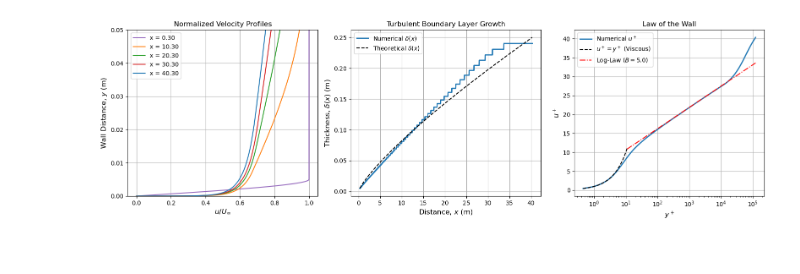
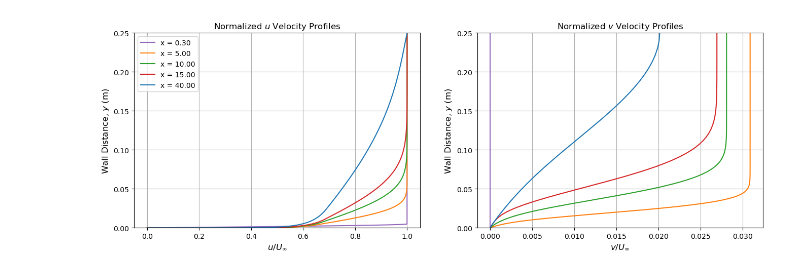
Before and after one commit to jhngms/CFD, a Jupyter notebook: Project_3/Gomes_John_Project_3.ipynb, the cells around one changed output. Drawn from its saved outputs; the diff is of its cells as text; code cells hidden in the pictures.

```diff
--- a/Project_3/Gomes_John_Project_3.ipynb
+++ b/Project_3/Gomes_John_Project_3.ipynb
@@ -71,7 +75,7 @@ for i in range(Ny):
     else:
         u[i] = u_inf
 
-x_vals = [0, 1000, 2000, 3000, 4000] # x steps -> x= x0 + n*dx
+x_vals = [0,470, 970, 1470, 3970] # x steps -> x= x0 + n*dx
 u_store_numer = {0: np.copy(u)} # stored in dictionary per your setup
 v_store_numer = {0: np.copy(v)}
 
@@ -89,9 +93,9 @@ for n in range(1, Nx + 1):
 
     #friction vel
     #2nd order fwd diff at the wall
-    du_deta_wall = (-3*u[0] + 4*u[1] - u[2]) / (2 * d_eta)
-    du_dy_wall = du_deta_wall * deta_dy[0]
-    tau_w = nu_inf * np.abs(du_dy_wall)
+    du_deta_wall = (-3*u[0]+4*u[1]-u[2])/(2*d_eta)
+    du_dy_wall = du_deta_wall*deta_dy[0]
+    tau_w = nu_inf*np.abs(du_dy_wall)
     u_star = np.sqrt(tau_w)
 
     #boundary layer thickness calc
@@ -99,7 +103,7 @@ for n in range(1, Nx + 1):
     delta_x = y[idx_delta] if idx_delta > 0 else delta
 
     delta_store[n] = delta_x
-    cf_store[n] = tau_w / (0.5 * u_inf**2)
+    cf_store[n] = tau_w/(0.5*u_inf**2)
 
     #eddy viscosity (nu_t) and derivative
     nu_t = np.zeros(Ny)
@@ -107,12 +111,12 @@ for n in range(1, Nx + 1):
     nut_max = c1 * u_inf * delta_x
 
     for i in range(Ny):
-        y_plus = y[i] * u_star / nu_inf
-        term = np.clip(y_plus / ya_plus, 0, 100) # prevent overflow in cosh
+        y_plus = y[i] * u_star/nu_inf
+        term = np.clip(y_plus/ya_plus, 0, 100) # prevent overflow in cosh
 
         #reichardt
-        nut_inner = kappa * nu_inf * (y_plus - ya_plus * np.tanh(term))
-        dnut_dy_inner = kappa * u_star * (1.0 - (1.0 / np.cosh(term))**2)
+        nut_inner = kappa*nu_inf *(y_plus - ya_plus*np.tanh(term))
+        dnut_dy_inner = kappa*u_star*(1.0 -(1.0 / np.cosh(term))**2)
 
         #clauser model for when calculated v_t from reichardt > (v_t)_max
         if nut_inner < nut_max:
@@ -131,7 +135,7 @@ for n in range(1, Nx + 1):
         j = nu_eff*deta_dy[i]**2
         k = nu_eff*d2eta_dy2[i] - v_eff*deta_dy[i]
 
-        diff_conv[i, :] = (j*d2u_deta2[i, :] + k*du_deta[i, :]) #rearranged PDE, du/dx = ... (see eq. 5 in report 2)
+        diff_conv[i, :] = (j*d2u_deta2[i, :] + k*du_deta[i, :]) #rearranged PDE, du/dx = ... (see eq. 7 in report)
 
     #Au=b
     A = np.diag(u) - diff_conv*dx/2 #C-N: step n+1
@@ -159,66 +163,29 @@ for n in range(1, Nx + 1):
     u_store_numer[n]=u
     v_store_numer[n]=v
 # %%
-fig, axs = plt.subplots(1, 3, figsize=(16, 5))
+#velocity plots
+fig, axs = plt.subplots(1, 2, figsize=(16, 5))
 colors = ['tab:purple','tab:orange','tab:green','tab:red','tab:blue']
 
 #velocity plot
 for idx, n in enumerate(x_vals):
     x_now = x_array[n]
     axs[0].plot(u_store_numer[n]/u_inf, y, '-', color=colors[idx], label=f'x = {x_now:.2f}')
-axs[0].set_title('Normalized Velocity Profiles', fontsize=12)
+axs[0].set_title('Normalized $u$ Velocity Profiles', fontsize=12)
 axs[0].set_xlabel('$u / U_{\\infty}$', fontsize=12)
 axs[0].set_ylabel('Wall Distance, $y$ (m)', fontsize=12)
-axs[0].set_ylim(0, 0.05)
+#axs[0].set_ylim(0, 0.01)
+axs[0].set_ylim(0, 0.25)
 axs[0].legend()
 axs[0].grid()
 
-#boundary layer thickness
-Re_x = (u_inf * x_array) / nu_inf
-delta_theory = 0.375 * x_array * (Re_x)**(-1/5)
-axs[1].plot(x_array, delta_store, linewidth=2, label='Numerical $\\delta(x)$')
-axs[1].plot(x_array, delta_theory, '--', color='k', label='Theoretical $\\delta(x)$')
-axs[1].set_title('Turbulent Boundary Layer Growth', fontsize=12)
-axs[1].set_xlabel('Distance, $x$ (m)', fontsize=12)
-axs[1].set_ylabel('Thickness, $\\delta(x)$ (m)', fontsize=12)
-axs[1].legend()
+for idx, n in enumerate(x_vals):
+    x_now = x_array[n]
+    axs[1].plot(v_store_numer[n], y, '-', color=colors[idx], label=f'x = {x_now:.2f}')
+axs[1].set_title('Normalized $v$ Velocity Profiles', fontsize=12)
+axs[1].set_xlabel('$v / U_{\\infty}$', fontsize=12)
+axs[1].set_ylabel('Wall Distance, $y$ (m)', fontsize=12)
+axs[1].set_ylim(0, 0.25)
 axs[1].grid()
-
-#law of the wall
-n_final = x_vals[-1]
-u_final = u_store_numer[n_final]
-
-#recalc u* for the final step
-du_deta_wall = (-3*u_final[0] + 4*u_final[1] - u_final[2]) / (2 * d_eta)
-du_dy_wall = du_deta_wall * deta_dy[0]
-u_star_final = np.sqrt(nu_inf * np.abs(du_dy_wall))
-
-#dimensionless quantities (exclude y=0 to avoid log(0))
-y_plus_final = y[1:] * u_star_final / nu_inf
-u_plus_final = u_final[1:] / u_star_final
-
-axs[2].semilogx(y_plus_final, u_plus_final, linewidth=2, label='Numerical $u^+$')
-
-#theoretical Regions
-y_visc = np.linspace(min(y_plus_final), 11, 50)
-axs[2].semilogx(y_visc, y_visc, '--', color='k', label='$u^+ = y^+$ (Viscous)')
-
-y_log = np.linspace(11, max(y_plus_final), 100)
-u_log = (1/kappa) * np.log(y_log) + 5.0
-axs[2].semilogx(y_log, u_log, '-.', color='r', label='Log-Law ($B=5.0$)')
-
-axs[2].set_title('Law of the Wall', fontsize=12)
-axs[2].set_xlabel('$y^+$', fontsize=12)
-axs[2].set_ylabel('$u^+$', fontsize=12)
-axs[2].legend()
-axs[2].grid()
-
-plt.tight_layout()
-plt.show()
-
-# Print Cf for reference
-print("Skin Friction Coefficient (C_f) progression:")
-for n in x_vals:
-    print(f"x = {x_array[n]:.2f}m : C_f = {cf_store[n]:.6e}")
 # %% [output]
-[figure, old version]
+[figure, new version]
```
Also changed, not shown: parts of 5 cells of this notebook.
